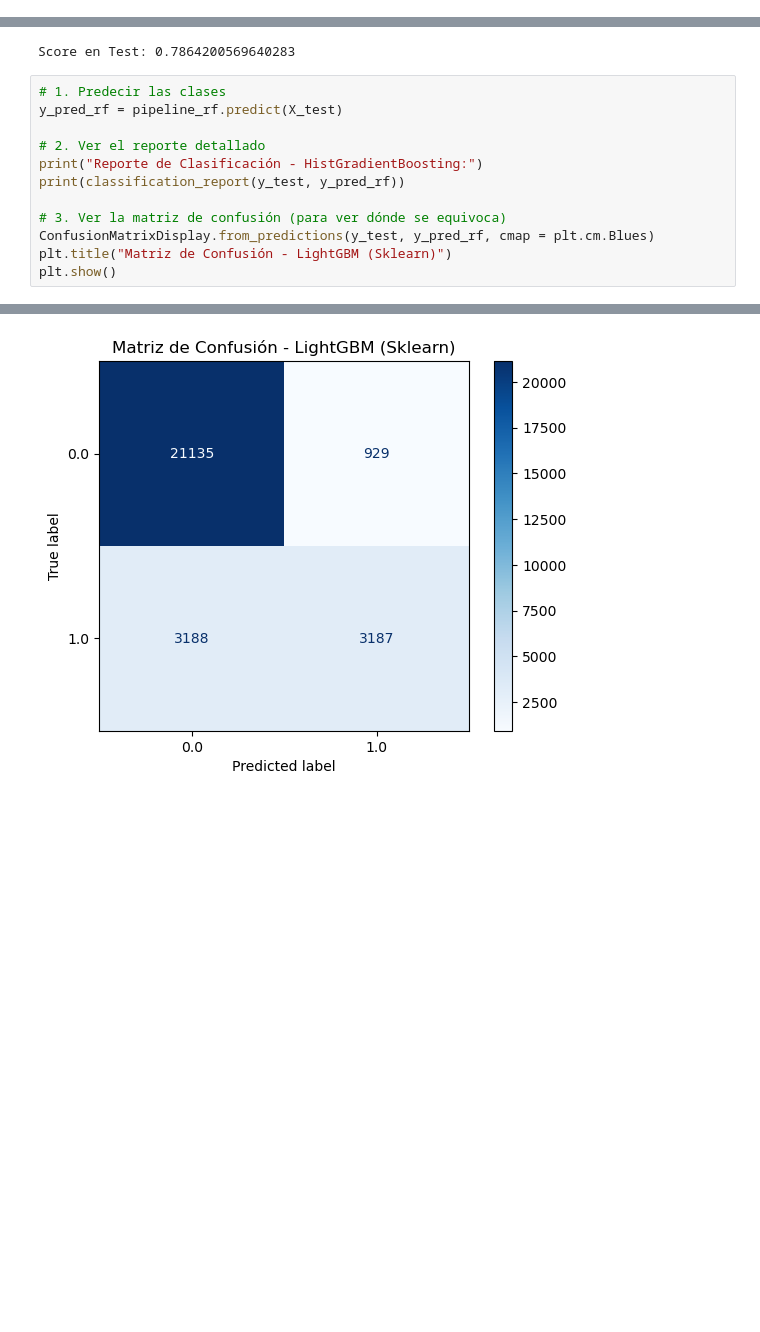
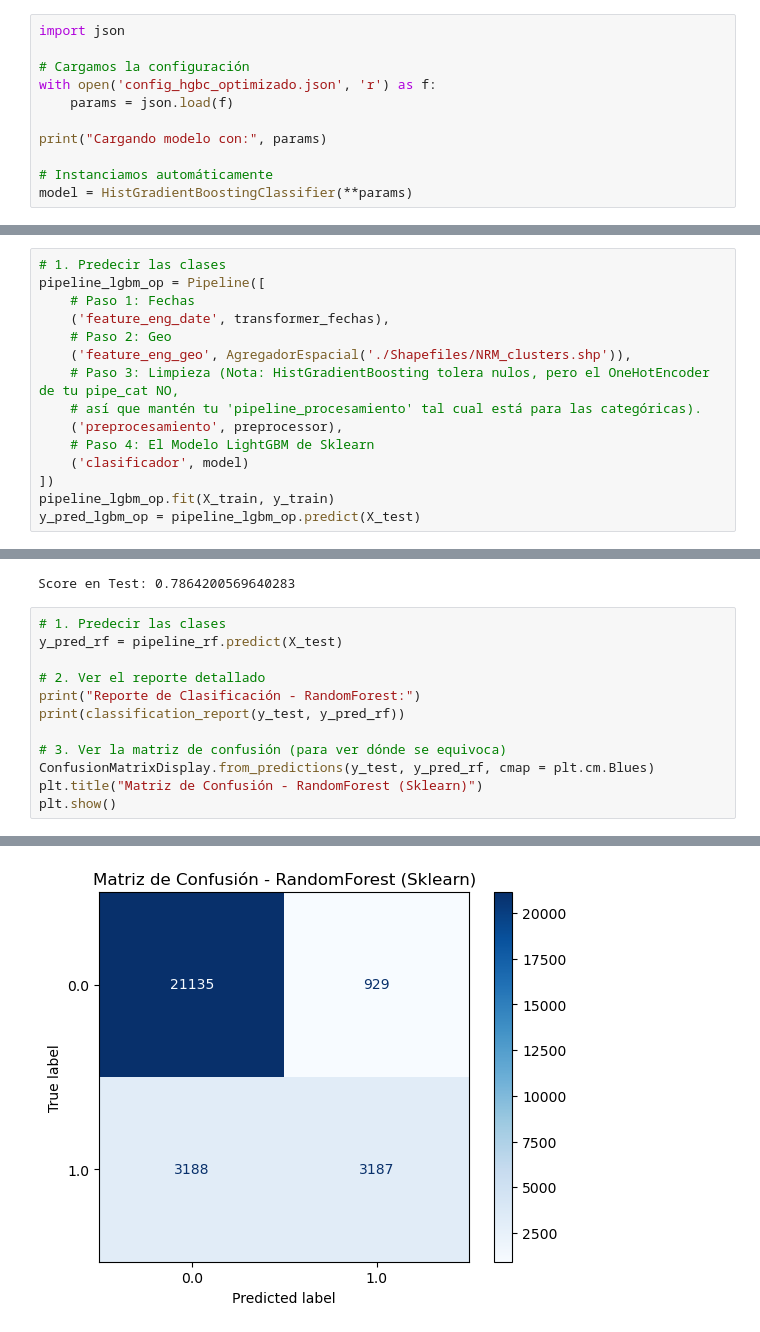
Before and after one commit to NicolasCalabozo/PrediccionLluviasAustralia, a Jupyter notebook: Pipeline_Produccion.ipynb, the cells around one changed output, grey strips where cells are left out. Cells and saved outputs as stored; diff of their text form; blank space fills up the shorter version.

Commit message:
Generación de json con mejores hiperparámetros y wrapped de los modelos de ensamble

```diff
--- a/Pipeline_Produccion.ipynb
+++ b/Pipeline_Produccion.ipynb
@@ -668,3 +662,14 @@ Reporte de Clasificación - HistGradientBoosting:
    macro avg       0.72      0.78      0.73     28439
 weighted avg       0.83      0.79      0.80     28439
 [figure]
+# %%
+import json
+
+# Cargamos la configuración
+with open('config_hgbc_optimizado.json', 'r') as f:
+    params = json.load(f)
+
+print("Cargando modelo con:", params)
+
+# Instanciamos automáticamente
+model = HistGradientBoostingClassifier(**params)
@@ -670,0 +678,15 @@ weighted avg       0.83      0.79      0.80     28439
+# %%
+# 1. Predecir las clases
+pipeline_lgbm_op = Pipeline([
+    # Paso 1: Fechas
+    ('feature_eng_date', transformer_fechas),
+    # Paso 2: Geo
+    ('feature_eng_geo', AgregadorEspacial('./Shapefiles/NRM_clusters.shp')),
+    # Paso 3: Limpieza (Nota: HistGradientBoosting tolera nulos, pero el OneHotEncoder de tu pipe_cat NO,
+    # así que mantén tu 'pipeline_procesamiento' tal cual está para las categóricas).
+    ('preprocesamiento', preprocessor),
+    # Paso 4: El Modelo LightGBM de Sklearn
+    ('clasificador', model)
+])
+pipeline_lgbm_op.fit(X_train, y_train)
+y_pred_lgbm_op = pipeline_lgbm_op.predict(X_test)
@@ -702,11 +745,11 @@ Score en Test: 0.7864200569640283
 y_pred_rf = pipeline_rf.predict(X_test)
 
 # 2. Ver el reporte detallado
-print("Reporte de Clasificación - HistGradientBoosting:")
+print("Reporte de Clasificación - RandomForest:")
 print(classification_report(y_test, y_pred_rf))
 
 # 3. Ver la matriz de confusión (para ver dónde se equivoca)
 ConfusionMatrixDisplay.from_predictions(y_test, y_pred_rf, cmap = plt.cm.Blues)
-plt.title("Matriz de Confusión - LightGBM (Sklearn)")
+plt.title("Matriz de Confusión - RandomForest (Sklearn)")
 plt.show()
 # %% [output]
@@ -714,9 +757,9 @@ Reporte de Clasificación - HistGradientBoosting:
               precision    recall  f1-score   support
 
          0.0       0.87      0.96      0.91     22064
          1.0       0.77      0.50      0.61      6375
 
     accuracy                           0.86     28439
    macro avg       0.82      0.73      0.76     28439
 weighted avg       0.85      0.86      0.84     28439
-[figure, old version]
+[figure, new version]
```
Also changed, not shown: parts of 7 cells of this notebook, 2 other files.
